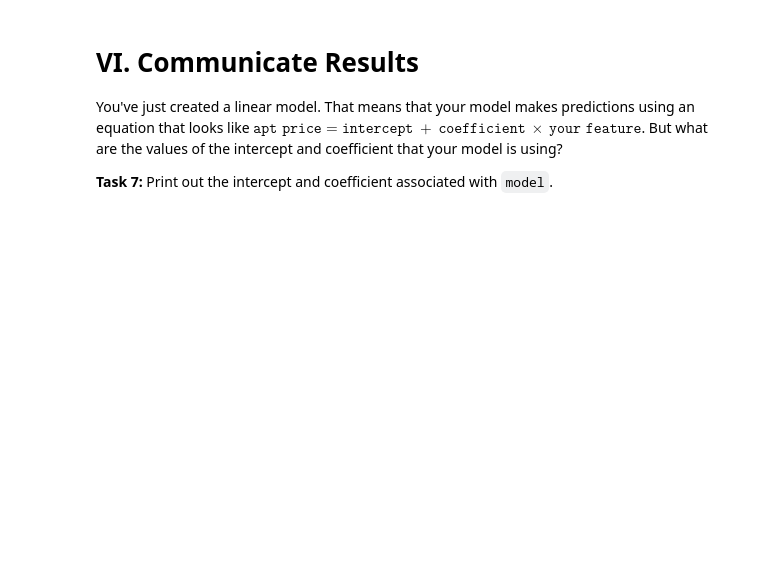
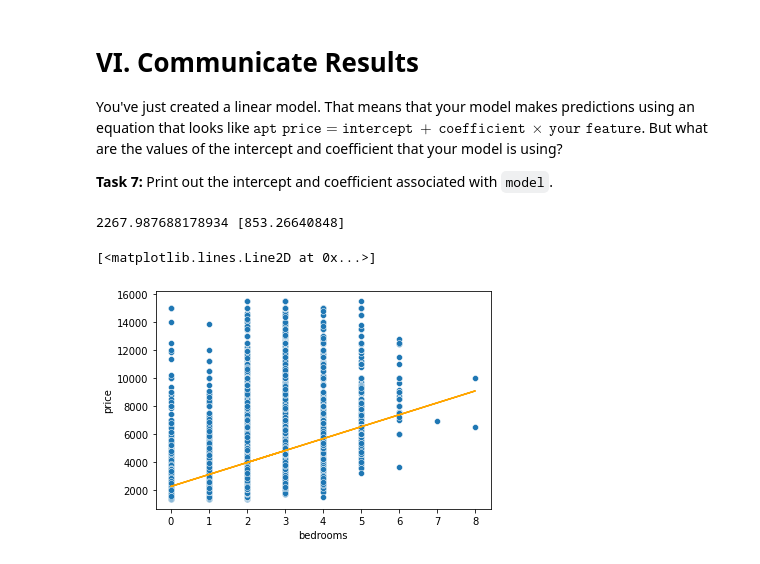
Before and after one commit to Vasanta2002/Sprint_5_linear_models, a Jupyter notebook: module1-regression-1/LS_DS_211_assignment.ipynb, the cells around one changed output. Cells and saved outputs as stored; diff of their text form; code cells hidden in the pictures; blank space fills up the shorter version.

```diff
--- a/module1-regression-1/LS_DS_211_assignment.ipynb
+++ b/module1-regression-1/LS_DS_211_assignment.ipynb
@@ -140,7 +141,7 @@ df.plot.scatter(x = 'bathrooms', y = 'price')
 
 **Remember:** Your feature matrix needs to be two-dimensional, but your target vector must be one-dimensional.
 # %%
-X = df[['besdrooms']]
+X = df[['bedrooms']]
 y = df['price']
 # %% [markdown]
 # III. Establish Baseline
@@ -160,9 +161,10 @@ Baseline MAE: 1201.532252154329
 **Task 5:** Build and train a `LinearRegression` model named `model` using your feature matrix `X` and your target vector `y`.
 # %%
 # Step 1: Import predictor class
+
+
+# Step 2: Instantiate predictor
 model = LinearRegression()
 
-# Step 2: Instantiate predictor
-model = ...
-
 # Step 3: Fit predictor on the (training) data
+model.fit(X, y)
@@ -170,4 +174,6 @@ model = ...
 # V. Check Metrics
 
 **Task 6:** How does your model perform in comparison to your baseline? Calculate the mean absolute error for your model's predictions.
+# %%
+predictions = model.predict(df[["bedrooms"]])
 # %%
@@ -180,3 +188,14 @@ print('Training MAE:', training_mae)
 You've just created a linear model. That means that your model makes predictions using an equation that looks like $\texttt{apt price} = \texttt{intercept}~+~\texttt{coefficient}~\times~\texttt{your feature}$. But what are the values of the intercept and coefficient that your model is using?
 
 **Task 7:** Print out the intercept and coefficient associated with `model`.
+# %%
+print(model.intercept_, model.coef_)
+# %% [output]
+2267.987688178934 [853.26640848]
+# %%
+
+sns.scatterplot(x =  'bedrooms', y = 'price', data= df)
+plt.plot(X, predictions, color = 'orange')
+# %% [output]
+[<matplotlib.lines.Line2D at 0x...>]
+[figure, added]
```
Also changed, not shown: parts of 5 cells of this notebook.
